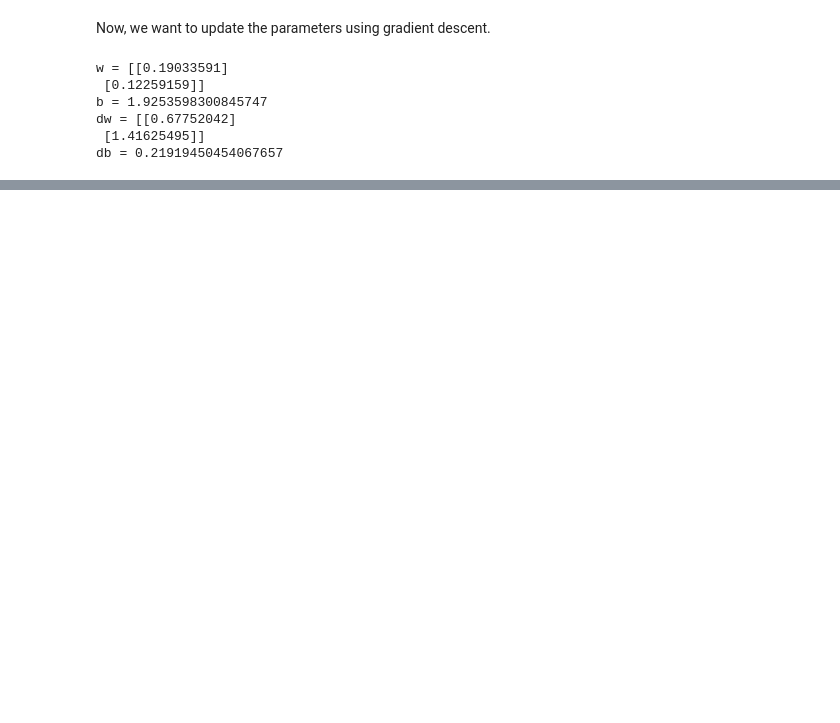
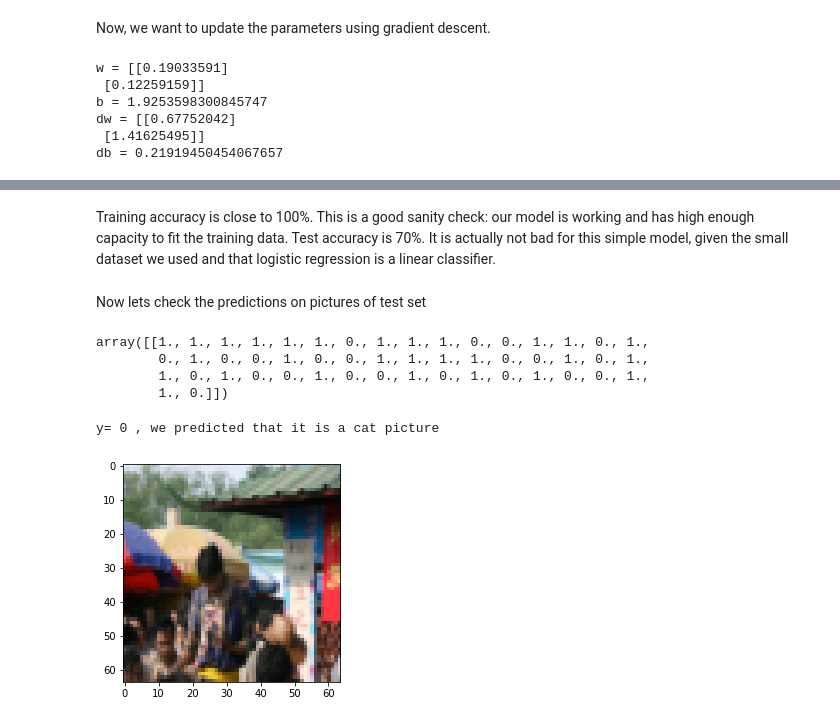
Before and after one commit to aitezazakhtar/LogisticRegression-as-NeuralNetwork, a Jupyter notebook: LogisticRegression-as-NN.ipynb, the cells around one changed output, grey strips where cells are left out. Cells and saved outputs as stored; diff of their text form; code cells hidden in the pictures; blank space fills up the shorter version.

Commit message:
merge model

```diff
--- a/LogisticRegression-as-NN.ipynb
+++ b/LogisticRegression-as-NN.ipynb
@@ -210,0 +226,5 @@ db = 0.21919450454067657
+# %%
+w = np.array([[0.1124579],[0.23106775]])
+b = -0.3
+X = np.array([[1.,-1.1,-3.2],[1.2,2.,0.1]])
+print ("predictions = " + str(predict(w, b, X)))
@@ -210,0 +235,32 @@ db = 0.21919450454067657
+# %%
+def model(x_train, y_train, x_test, y_test, num_iterations = 2000, learning_rate=0.5, print_cost=False):
+
+    #initialize parameters
+    w, b = initialize_parameters(x_train.shape[0])
+
+    #gradient descent
+    parameters, grads, costs = optimize(w, b, x_train, y_train, num_iterations, learning_rate, print_cost)
+
+    #retrieve parameters
+    w = parameters['w']
+    b = parameters['b']
+
+    #prediction
+    y_predict_train = predict(w, b, x_train)
+    y_predict_test = predict(w, b, x_test)
+
+    #print train/test errors
+    print("Train accuracy : ", 100 - np.mean(np.abs(y_predict_train - y_train))*100)
+    print("Train accuracy : ", 100 - np.mean(np.abs(y_predict_test - y_test))*100)
+
+    d =  {"costs": costs,
+         "y_predict_test": y_predict_test,
+         "y_predict_train" : y_predict_train,
+         "w" : w,
+         "b" : b,
+         "learning_rate" : learning_rate,
+         "num_iterations": num_iterations}
+
+    return d
+# %%
+d = model(x_train, y_train, x_test, y_test, num_iterations = 2000, learning_rate = 0.005, print_cost = True)
@@ -210,0 +285,18 @@ db = 0.21919450454067657
+# %% [markdown]
+Training accuracy is close to 100%. This is a good sanity check: our model is working and has high enough capacity to fit the training data. Test accuracy is 70%. It is actually not bad for this simple model, given the small dataset we used and that logistic regression is a linear classifier.
+# %% [markdown]
+Now lets check the predictions on pictures of test set
+# %%
+d["y_predict_test"]
+# %% [output]
+array([[1., 1., 1., 1., 1., 1., 0., 1., 1., 1., 0., 0., 1., 1., 0., 1.,
+        0., 1., 0., 0., 1., 0., 0., 1., 1., 1., 1., 0., 0., 1., 0., 1.,
+        1., 0., 1., 0., 0., 1., 0., 0., 1., 0., 1., 0., 1., 0., 0., 1.,
+        1., 0.]])
+# %%
+index = 34
+plt.imshow(x_test[:,index].reshape((num_px,num_px,3)))
+print("y=",y_test[0,index],", we predicted that it is a",classes[int(d['y_predict_test'][0,index])].decode('utf-8'),'picture')
+# %% [output]
+y= 0 , we predicted that it is a cat picture
+[figure, added]
```
Also changed, not shown: parts of 12 cells of this notebook.
